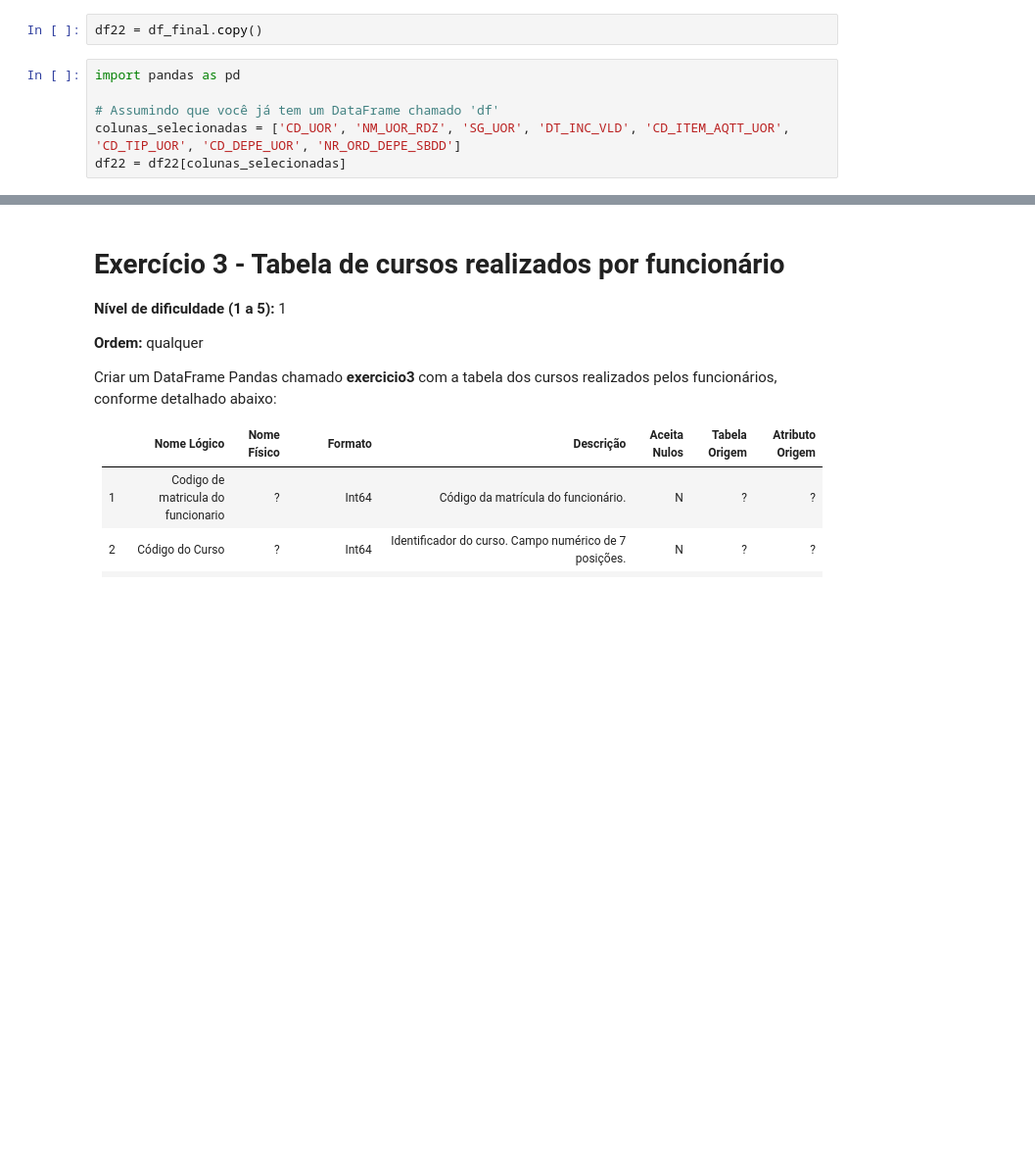
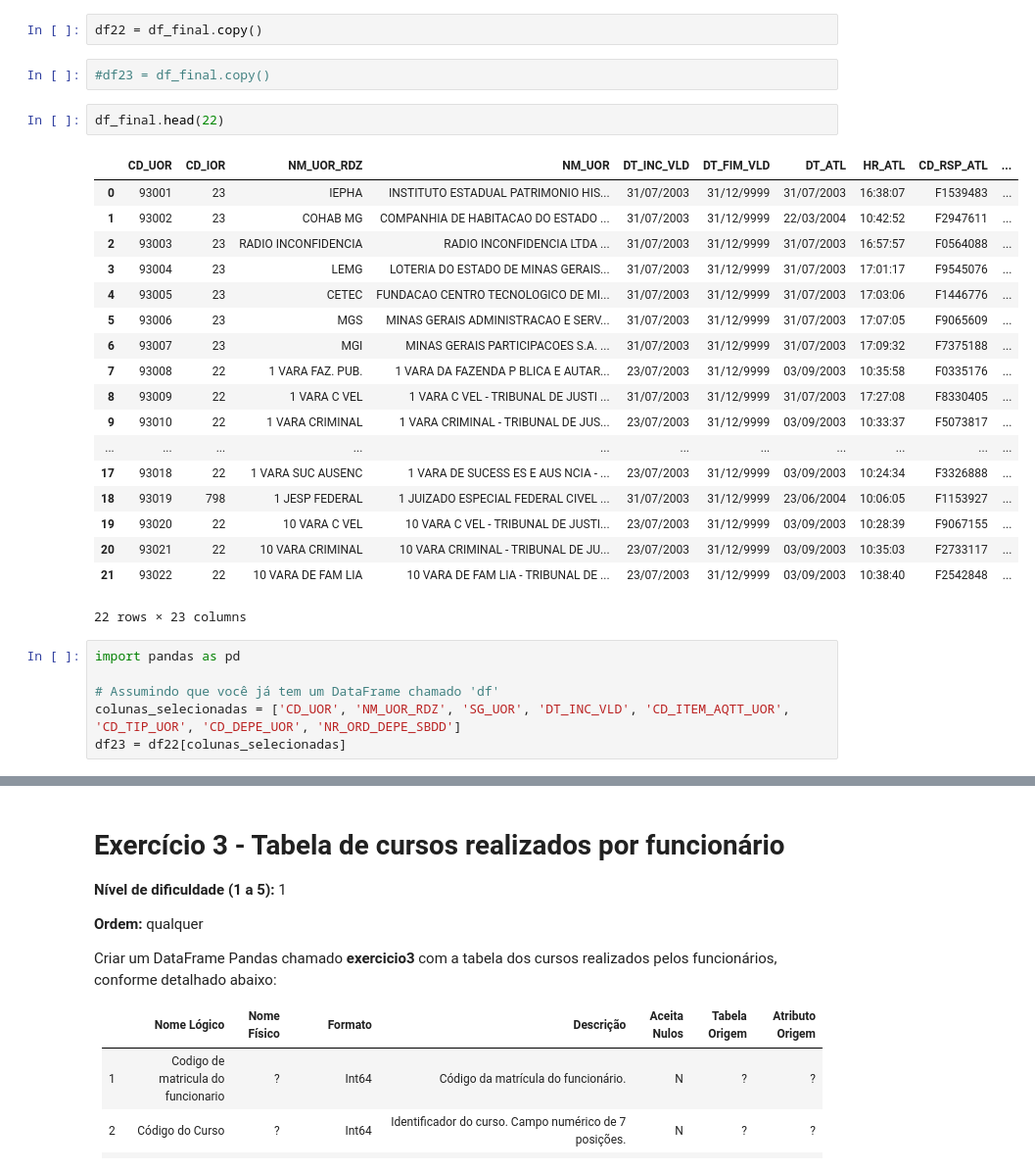
Before and after one commit to fabioobm/desafio_engenharia, a Jupyter notebook: F3157395_engenharia.ipynb, the cells around one changed output, grey strips where cells are left out. Shown: that part at 98% size. Saved outputs shown, nothing was run; the diff lists cells and outputs as text; blank space fills up the shorter version.

```diff
--- a/F3157395_engenharia.ipynb
+++ b/F3157395_engenharia.ipynb
@@ -461,9 +461,32 @@ dtypes: float64(3), int64(8), object(12)
 memory usage: 72.7+ MB
 # %%
 df22 = df_final.copy()
+# %%
+#df23 = df_final.copy()
+# %%
+df_final.head(22)
+# %% [output]
+|  | CD_UOR | CD_IOR | NM_UOR_RDZ | NM_UOR | DT_INC_VLD | DT_FIM_VLD | DT_ATL | HR_ATL | CD_RSP_ATL | ... |
+| 0 | 93001 | 23 | IEPHA | INSTITUTO ESTADUAL PATRIMONIO HIS... | 31/07/2003 | 31/12/9999 | 31/07/2003 | 16:38:07 | F1539483 | ... |
+| 1 | 93002 | 23 | COHAB MG | COMPANHIA DE HABITACAO DO ESTADO ... | 31/07/2003 | 31/12/9999 | 22/03/2004 | 10:42:52 | F2947611 | ... |
+| 2 | 93003 | 23 | RADIO INCONFIDENCIA | RADIO INCONFIDENCIA LTDA ... | 31/07/2003 | 31/12/9999 | 31/07/2003 | 16:57:57 | F0564088 | ... |
+| 3 | 93004 | 23 | LEMG | LOTERIA DO ESTADO DE MINAS GERAIS... | 31/07/2003 | 31/12/9999 | 31/07/2003 | 17:01:17 | F9545076 | ... |
+| 4 | 93005 | 23 | CETEC | FUNDACAO CENTRO TECNOLOGICO DE MI... | 31/07/2003 | 31/12/9999 | 31/07/2003 | 17:03:06 | F1446776 | ... |
+| 5 | 93006 | 23 | MGS | MINAS GERAIS ADMINISTRACAO E SERV... | 31/07/2003 | 31/12/9999 | 31/07/2003 | 17:07:05 | F9065609 | ... |
+| 6 | 93007 | 23 | MGI | MINAS GERAIS PARTICIPACOES S.A. ... | 31/07/2003 | 31/12/9999 | 31/07/2003 | 17:09:32 | F7375188 | ... |
+| 7 | 93008 | 22 | 1 VARA FAZ. PUB. | 1 VARA DA FAZENDA P BLICA E AUTAR... | 23/07/2003 | 31/12/9999 | 03/09/2003 | 10:35:58 | F0335176 | ... |
+| 8 | 93009 | 22 | 1 VARA C VEL | 1 VARA C VEL - TRIBUNAL DE JUSTI ... | 31/07/2003 | 31/12/9999 | 31/07/2003 | 17:27:08 | F8330405 | ... |
+| 9 | 93010 | 22 | 1 VARA CRIMINAL | 1 VARA CRIMINAL - TRIBUNAL DE JUS... | 23/07/2003 | 31/12/9999 | 03/09/2003 | 10:33:37 | F5073817 | ... |
+| ... | ... | ... | ... | ... | ... | ... | ... | ... | ... | ... |
+| 17 | 93018 | 22 | 1 VARA SUC AUSENC | 1 VARA DE SUCESS ES E AUS NCIA - ... | 23/07/2003 | 31/12/9999 | 03/09/2003 | 10:24:34 | F3326888 | ... |
+| 18 | 93019 | 798 | 1 JESP FEDERAL | 1 JUIZADO ESPECIAL FEDERAL CIVEL ... | 31/07/2003 | 31/12/9999 | 23/06/2004 | 10:06:05 | F1153927 | ... |
+| 19 | 93020 | 22 | 10 VARA C VEL | 10 VARA C VEL - TRIBUNAL DE JUSTI... | 23/07/2003 | 31/12/9999 | 03/09/2003 | 10:28:39 | F9067155 | ... |
+| 20 | 93021 | 22 | 10 VARA CRIMINAL | 10 VARA CRIMINAL - TRIBUNAL DE JU... | 23/07/2003 | 31/12/9999 | 03/09/2003 | 10:35:03 | F2733117 | ... |
+| 21 | 93022 | 22 | 10 VARA DE FAM LIA | 10 VARA DE FAM LIA - TRIBUNAL DE ... | 23/07/2003 | 31/12/9999 | 03/09/2003 | 10:38:40 | F2542848 | ... |
+22 rows × 23 columns
 # %%
 import pandas as pd
 
 # Assumindo que você já tem um DataFrame chamado 'df'
 colunas_selecionadas = ['CD_UOR', 'NM_UOR_RDZ', 'SG_UOR', 'DT_INC_VLD', 'CD_ITEM_AQTT_UOR', 'CD_TIP_UOR', 'CD_DEPE_UOR', 'NR_ORD_DEPE_SBDD']
-df22 = df22[colunas_selecionadas]
+df23 = df22[colunas_selecionadas]
```
Also changed, not shown: parts of 14 cells of this notebook.
